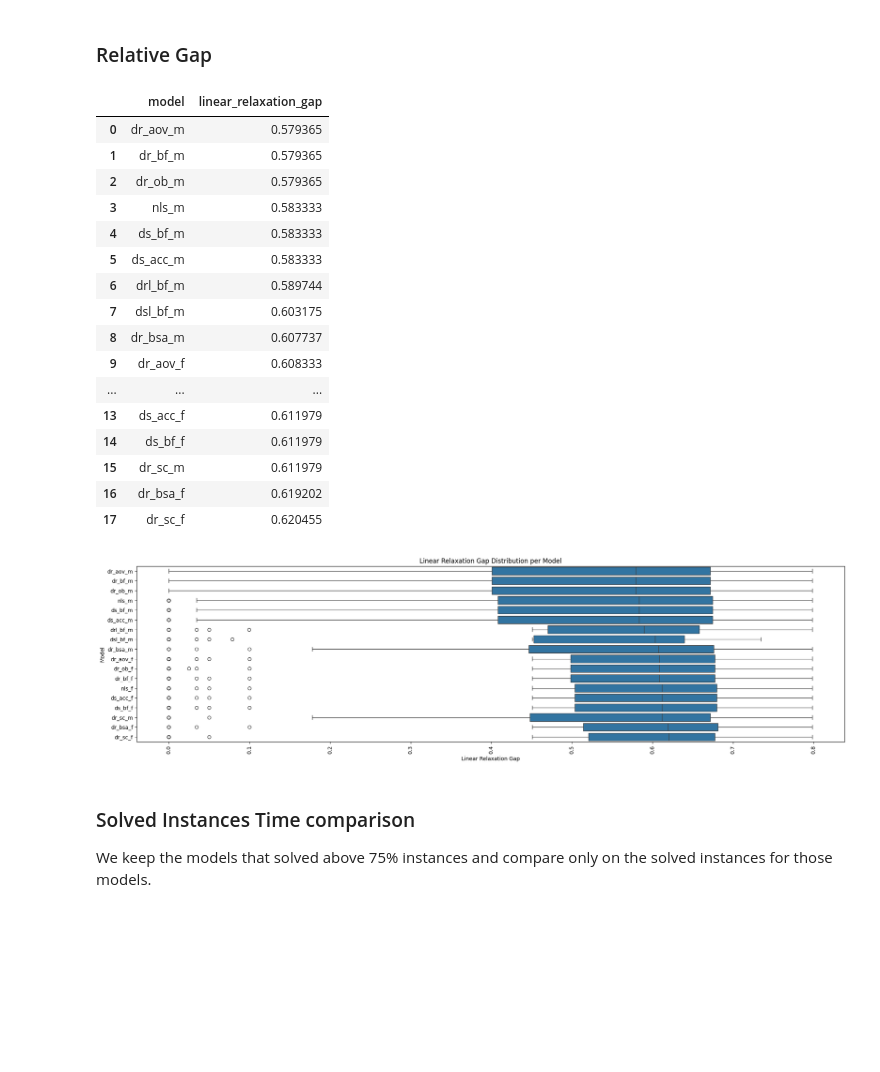
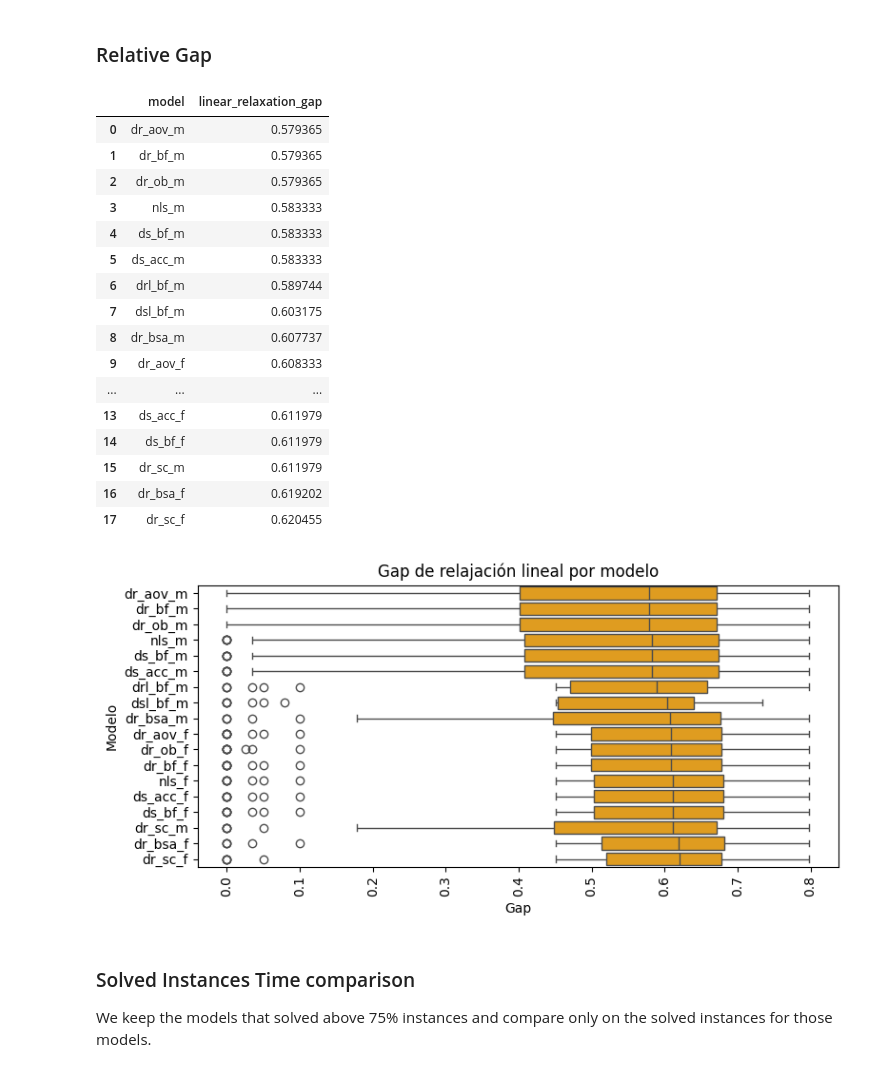
Before and after one commit to nacho692/mrsa, a Jupyter notebook: experimentation/experimentation.ipynb, the cells around one changed output. Saved outputs shown, nothing was run; the diff lists cells and outputs as text; code cells hidden in the pictures; blank space fills up the shorter version.

```diff
--- a/experimentation/experimentation.ipynb
+++ b/experimentation/experimentation.ipynb
@@ -4,6 +4,8 @@ import matplotlib.pyplot as plt
 import seaborn as sns
 import matplotlib
 
+save = True
+
 pd.set_option('display.max_columns', None)
 pd.set_option('display.expand_frame_repr', False)
 # %%
@@ -285,36 +356,40 @@ plt.show()
 # %%
 df_relaxation_gap_sorted = df_group1[~df_group1['model'].isin(cut_based)].groupby(
     'model')['linear_relaxation_gap'].median().sort_values()
 with pd.option_context('display.max_rows', None):
     display(df_relaxation_gap_sorted.reset_index())
 
-fig, ax = plt.subplots(figsize=(24, 6))
+fig, ax = plt.subplots(figsize=(8, 4))
 sns.boxplot(data=df_group1, x='linear_relaxation_gap', y='model',
-            order=df_relaxation_gap_sorted.index, ax=ax)
-plt.xlabel('Linear Relaxation Gap')
-plt.ylabel('Model')
+            order=df_relaxation_gap_sorted.index, ax=ax, color='orange')
+ax.set_xlabel('Gap')
+ax.set_ylabel('Modelo')
 plt.xticks(rotation=90)
-plt.title('Linear Relaxation Gap Distribution per Model')
+ax.set_title('Gap de relajación lineal por modelo')
+fig.tight_layout()
+
+if save:
+    fig.savefig("export/linear_relaxation_gap_group1.pdf")
 plt.show()
 # %% [output]
 |  | model | linear_relaxation_gap |
 | 0 | dr_aov_m | 0.579365 |
 | 1 | dr_bf_m | 0.579365 |
 | 2 | dr_ob_m | 0.579365 |
 | 3 | nls_m | 0.583333 |
 | 4 | ds_bf_m | 0.583333 |
 | 5 | ds_acc_m | 0.583333 |
 | 6 | drl_bf_m | 0.589744 |
 | 7 | dsl_bf_m | 0.603175 |
 | 8 | dr_bsa_m | 0.607737 |
 | 9 | dr_aov_f | 0.608333 |
 | ... | ... | ... |
 | 13 | ds_acc_f | 0.611979 |
 | 14 | ds_bf_f | 0.611979 |
 | 15 | dr_sc_m | 0.611979 |
 | 16 | dr_bsa_f | 0.619202 |
 | 17 | dr_sc_f | 0.620455 |
-[figure, old version]
+[figure, new version]
 # %% [markdown]
 ### Solved Instances Time comparison
 
```
Also changed, not shown: parts of 9 cells of this notebook.
